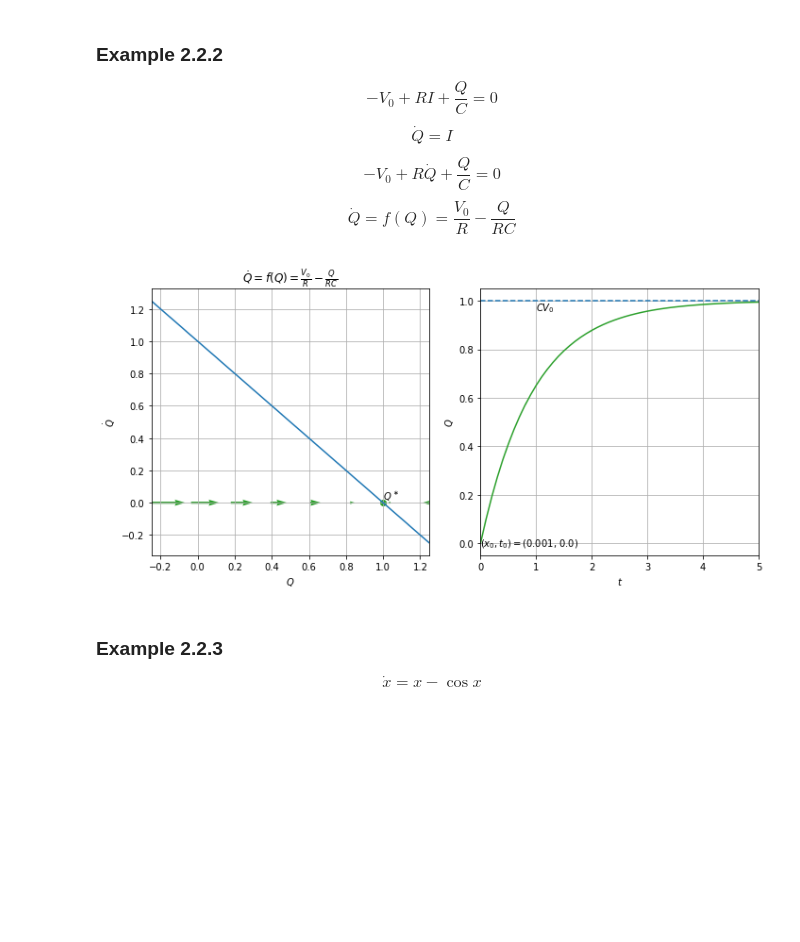
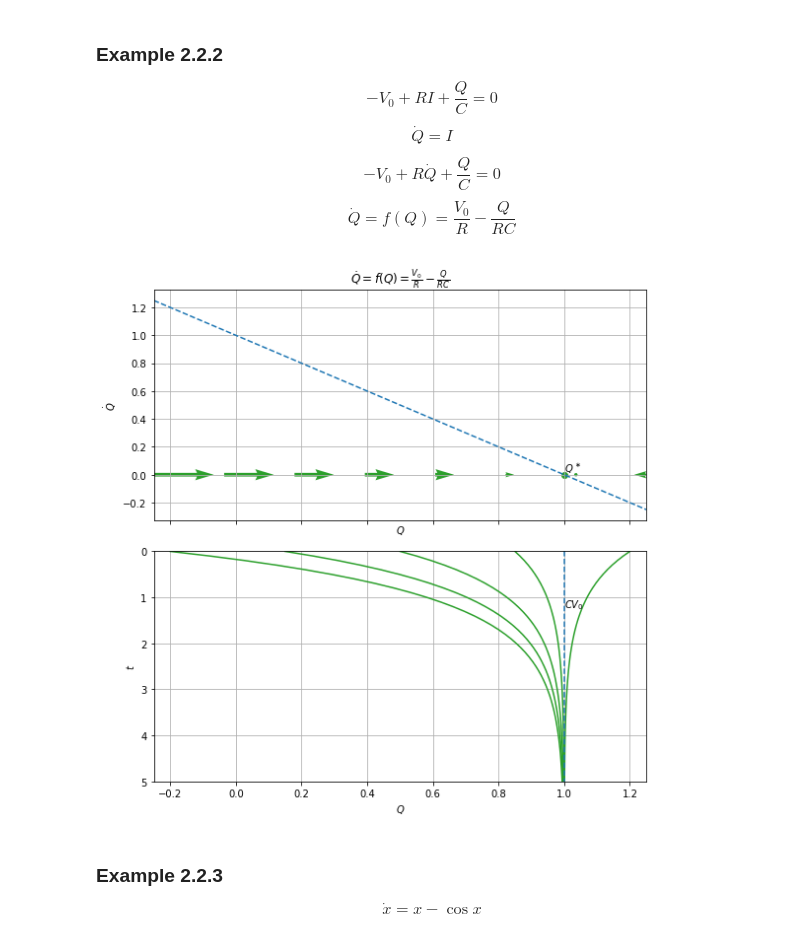
Before and after one commit to shumez/NLDC, a Jupyter notebook: 02/code.ipynb, the cells around one changed output. Drawn from its saved outputs; the diff is of its cells as text; code cells hidden in the pictures; blank space fills up the shorter version.

```diff
--- a/02/code.ipynb
+++ b/02/code.ipynb
@@ -156,7 +156,7 @@ fig, ax = plt.subplots(figsize=(5, 5))
 
 for x0 in x0s:
     xs, ts = flow(x0, t0, 60, .1)
-    ax.plot(ts, xs, color=c[0])
+    ax.plot(ts, xs, color=c[2])
 
 ax.grid(True)
 ax.set_xlabel(r'$t$')
@@ -267,44 +267,47 @@ def flow(x0, t0, iteration, dt):
 
     for i in range(iteration):
         xi = xs[i]
         ti = ts[i]
 
         xs = np.append(xs, xi + f(xi)*dt)
         ts = np.append(ts, ti + dt)
     return xs, ts
 
 Q = np.linspace(-.25, 1.25, 50)
-fig, ax = plt.subplots(figsize=(10, 5), ncols=2)
+fig, ax = plt.subplots(figsize=(8, 8), nrows=2, sharex=True)
 
-ax[0].plot(Q, f(Q))
+ax[0].plot(Q, f(Q), linestyle='--')
 ax[0].scatter(1, 0, facecolor=c[2], edgecolor=c[2])
 X = np.linspace(-.25, 1.25, 8)
 ax[0].quiver(X, np.repeat(0, len(X)), f(X), np.repeat(0, len(X)), color=c[2])
 ax[0].text(1.0, f(1.0), r'$Q^\ast$', va='bottom', ha='left')
 
 ax[0].set_xlabel(r'$Q$')
 ax[0].set_ylabel(r'$\dot{Q}$')
 ax[0].set_xlim(-0.25, 1.25)
 ax[0].set_title(r'$\dot{Q} = f(Q) = \frac{V_0}{R} - \frac{Q}{RC}$')
 ax[0].grid(True)
 
-xs, ts = flow(.001, 0, 50, .1)
-ax[1].plot(ts, xs, color=c[2])
-ax[1].plot(np.linspace(-0.0, 5.0, 10), np.repeat(1.0, 10), linestyle='--', color=c[0])
-ax[1].text(ts[0], xs[0], (r'$(x_0, t_0) = ($' '{}, {}' r'$)$'.format(xs[0], ts[0])), va='center', ha='left')
+x0s = np.linspace(-.2, 1.2, 5)
+for x0 in x0s:
+    xs, ts = flow(x0, 0, 50, .1)
+    ax[1].plot(xs, ts, color=c[2])
+
+ax[1].plot(np.repeat(1.0, 10), np.linspace(-0.0, 5.0, 10), linestyle='--', color=c[0])
+# ax[1].text(xs[0], ts[0], (r'$x_0 = $' '{}'.format(xs[0])), va='top', ha='center')
 ax[1].text(1.0, 1.0, r'$CV_0$', va='top', ha='left')
 
-ax[1].set_xlabel(r'$t$')
-ax[1].set_ylabel(r'$Q$')
-ax[1].set_xlim(0, 5)
+ax[1].set_ylabel(r'$t$')
+ax[1].set_xlabel(r'$Q$')
+ax[1].set_ylim(5, 0)
 # ax[1].set_ylim(-., 1.25)
 ax[1].grid(True)
 
 plt.tight_layout()
-plt.savefig('fig/fig020204-05.png')
+# plt.savefig('fig/fig020204-05.png')
 plt.show()
 # %% [output]
-[figure, old version]
+[figure, new version]
 # %% [markdown]
 ### Example 2.2.3
 
```
Also changed, not shown: parts of 3 cells of this notebook.
